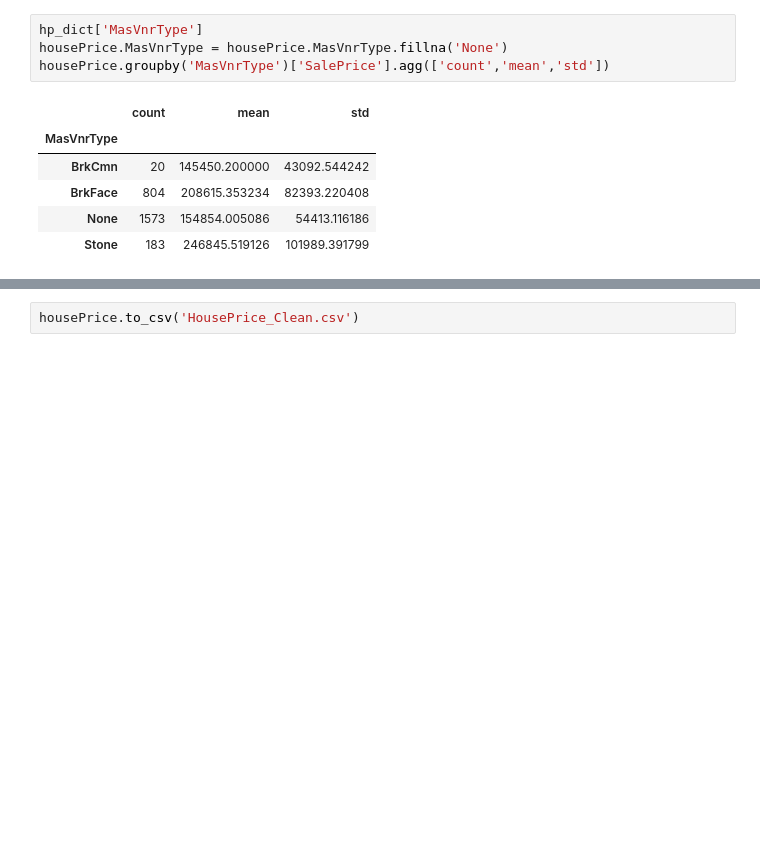
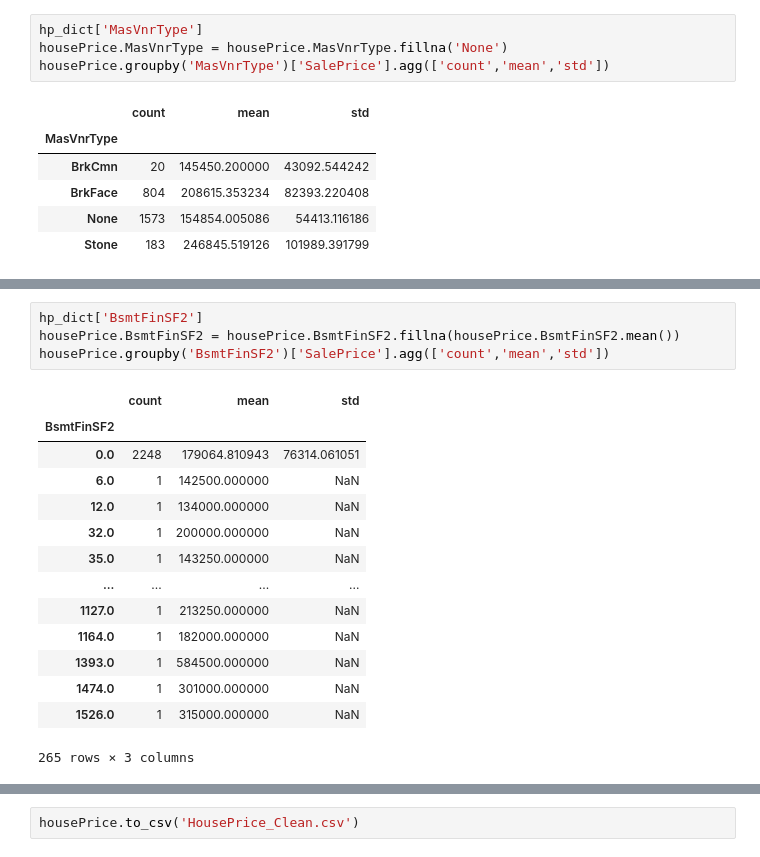
Before and after one commit to hzeig/ames-housing-predictions, a Jupyter notebook: HADAR/hadar project.ipynb, the cells around one changed output, grey strips where cells are left out. Cells and saved outputs as stored; diff of their text form; blank space fills up the shorter version.

```diff
--- a/HADAR/hadar project.ipynb
+++ b/HADAR/hadar project.ipynb
@@ -461,0 +458,19 @@ list(enumerate(bath_df))
+# %%
+hp_dict['BsmtFinSF2']
+housePrice.BsmtFinSF2 = housePrice.BsmtFinSF2.fillna(housePrice.BsmtFinSF2.mean())
+housePrice.groupby('BsmtFinSF2')['SalePrice'].agg(['count','mean','std'])
+# %% [output]
+|  | count | mean | std |
+| BsmtFinSF2 |  |  |  |
+| 0.0 | 2248 | 179064.810943 | 76314.061051 |
+| 6.0 | 1 | 142500.000000 | NaN |
+| 12.0 | 1 | 134000.000000 | NaN |
+| 32.0 | 1 | 200000.000000 | NaN |
+| 35.0 | 1 | 143250.000000 | NaN |
+| ... | ... | ... | ... |
+| 1127.0 | 1 | 213250.000000 | NaN |
+| 1164.0 | 1 | 182000.000000 | NaN |
+| 1393.0 | 1 | 584500.000000 | NaN |
+| 1474.0 | 1 | 301000.000000 | NaN |
+| 1526.0 | 1 | 315000.000000 | NaN |
+265 rows × 3 columns
```
Also changed, not shown: parts of 25 cells of this notebook, 1 other file.
